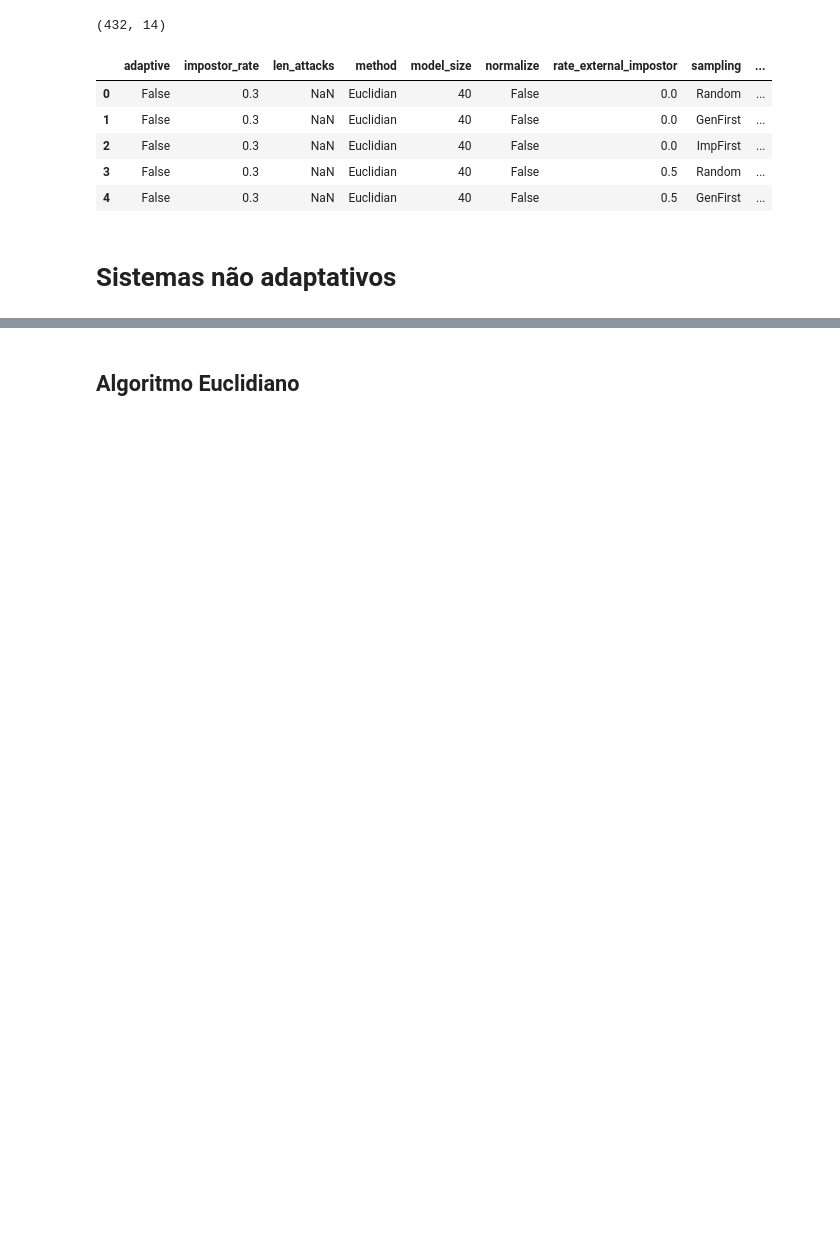
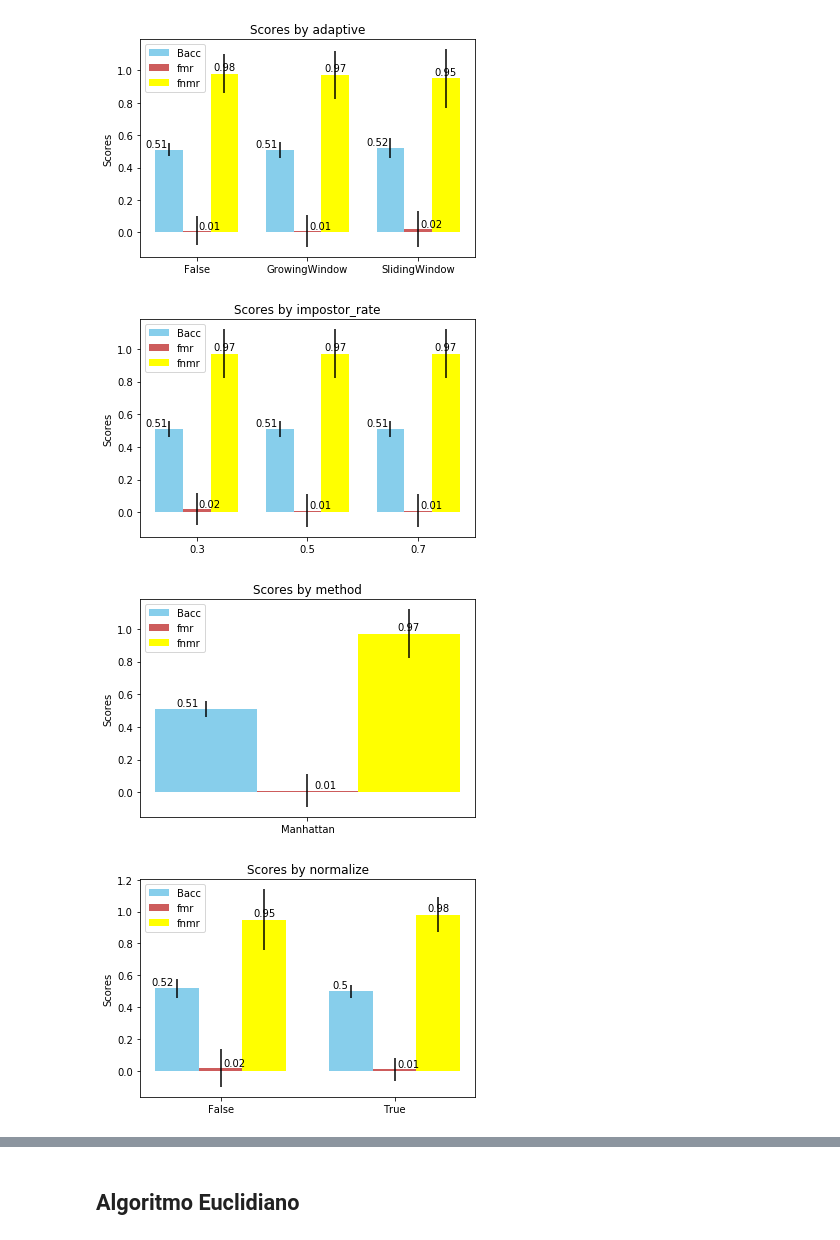
Before and after one commit to glauberiano/BiometricRecognitionSystemEvaluator, a Jupyter notebook: Descritiva.ipynb, the cells around one changed output, grey strips where cells are left out. Saved outputs shown, nothing was run; the diff lists cells and outputs as text; code cells hidden in the pictures; blank space fills up the shorter version.

```diff
--- a/Descritiva.ipynb
+++ b/Descritiva.ipynb
@@ -11,13 +11,0 @@ resultados = pd.read_csv('resultados/Resultados para a base CMU 2.csv', index_co
-# %%
-resultados.shape
-resultados.head()
-# %% [output]
-(432, 14)
-|  | adaptive | impostor_rate | len_attacks | method | model_size | normalize | rate_external_impostor | sampling | ... |
-| 0 | False | 0.3 | NaN | Euclidian | 40 | False | 0.0 | Random | ... |
-| 1 | False | 0.3 | NaN | Euclidian | 40 | False | 0.0 | GenFirst | ... |
-| 2 | False | 0.3 | NaN | Euclidian | 40 | False | 0.0 | ImpFirst | ... |
-| 3 | False | 0.3 | NaN | Euclidian | 40 | False | 0.5 | Random | ... |
-| 4 | False | 0.3 | NaN | Euclidian | 40 | False | 0.5 | GenFirst | ... |
-# %% [markdown]
-# Sistemas não adaptativos
@@ -23,0 +22,11 @@ resultados.head()
+# %%
+vars_ = ['adaptive', 'impostor_rate', 'method', 'normalize', 'rate_external_impostor', 'sampling']
+graphs = list()
+for v in vars_:
+    df = df_manhattan.groupby(v)['Bacc_mean', 'FMR_mean', 'FNMR_mean','Bacc_std', 'FMR_std', 'FNMR_std'].mean().reset_index()
+    graphs.append(Descritivas.make_plot(dataset=df, var=v, save=False))
+# %% [output]
+[figure, added]
+[figure, added]
+[figure, added]
+[figure, added]
```
Also changed, not shown: parts of 11 cells of this notebook, 25 other files.
